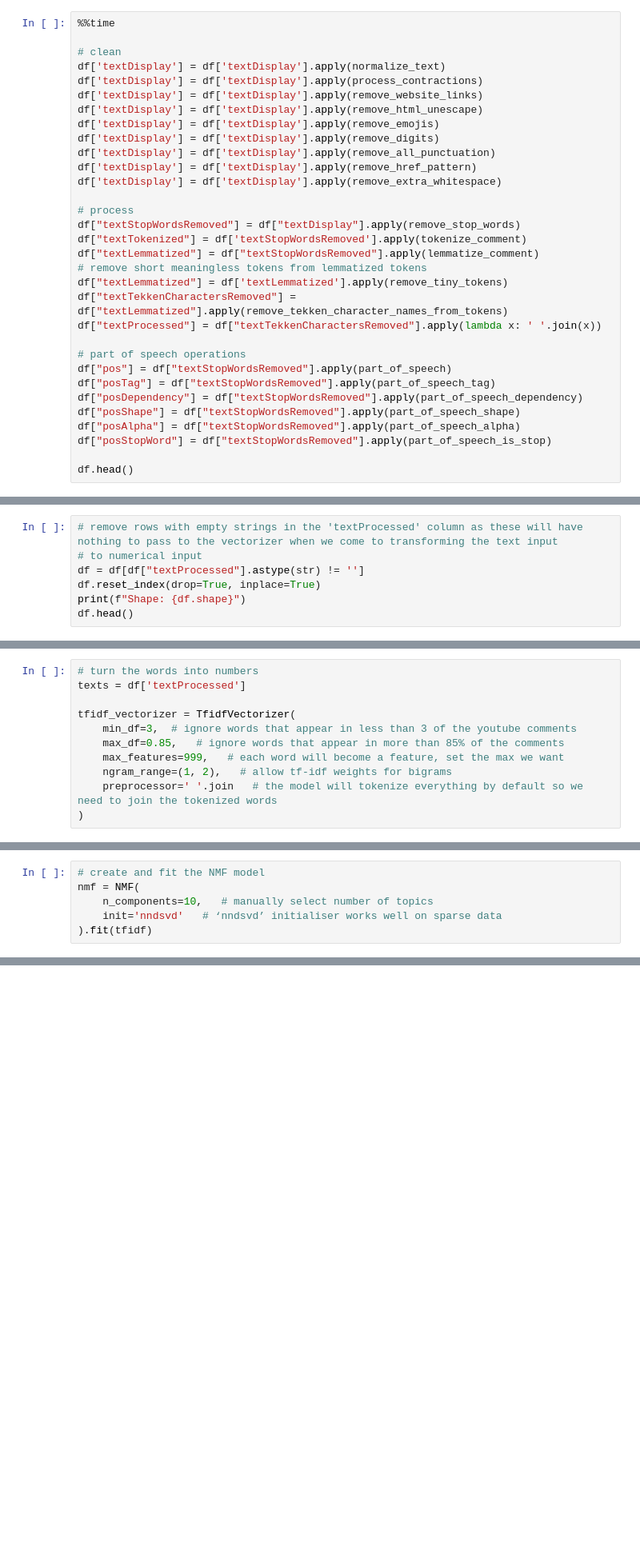
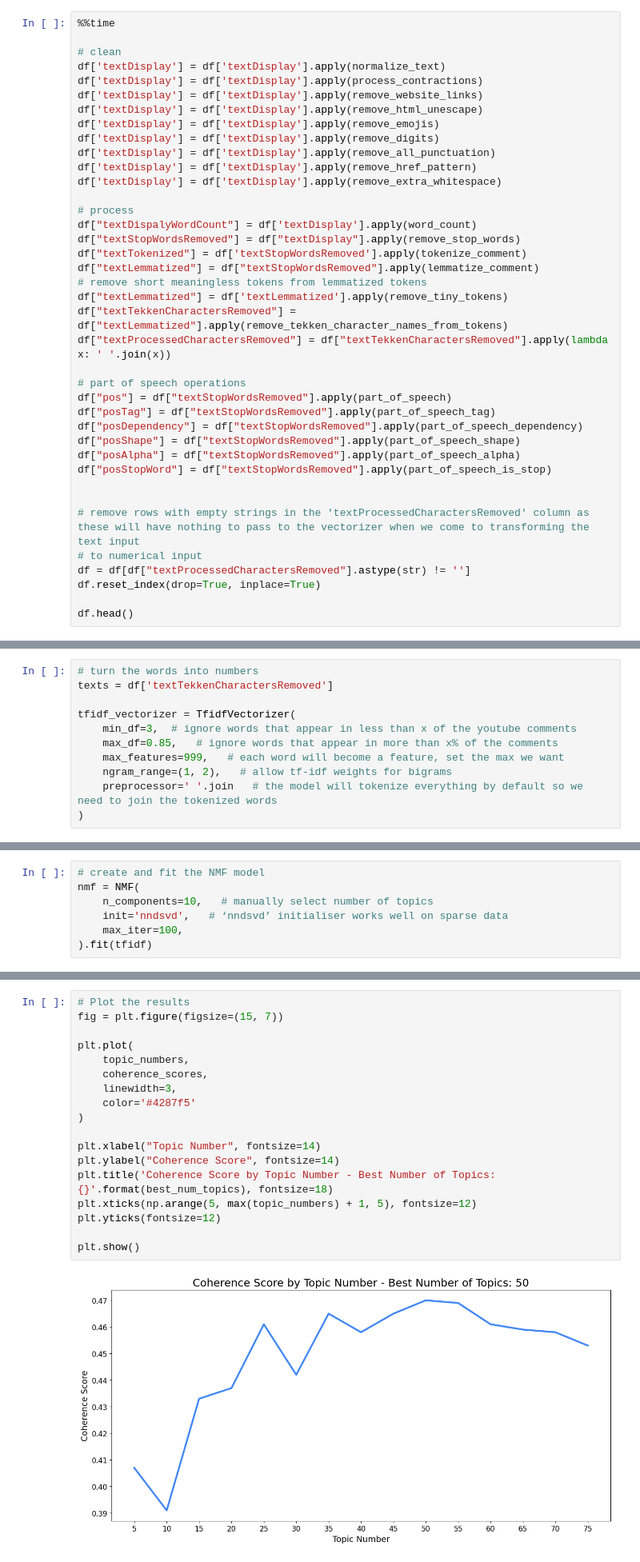
Before and after one commit to JonR45/TekkenNLP, a Jupyter notebook: notebooks/4.2.NMF_characters_removed.ipynb, the cells around one changed output, grey strips where cells are left out. Shown at 80% size. Drawn from its saved outputs; the diff is of its cells as text; blank space fills up the shorter version.

```diff
--- a/notebooks/4.2.NMF_characters_removed.ipynb
+++ b/notebooks/4.2.NMF_characters_removed.ipynb
@@ -44,13 +51,14 @@ df['textDisplay'] = df['textDisplay'].apply(remove_href_pattern)
 df['textDisplay'] = df['textDisplay'].apply(remove_extra_whitespace)
 
 # process
+df["textDispalyWordCount"] = df['textDisplay'].apply(word_count)
 df["textStopWordsRemoved"] = df["textDisplay"].apply(remove_stop_words)
 df["textTokenized"] = df['textStopWordsRemoved'].apply(tokenize_comment)
 df["textLemmatized"] = df["textStopWordsRemoved"].apply(lemmatize_comment)
 # remove short meaningless tokens from lemmatized tokens
 df["textLemmatized"] = df['textLemmatized'].apply(remove_tiny_tokens)
 df["textTekkenCharactersRemoved"] = df["textLemmatized"].apply(remove_tekken_character_names_from_tokens)
-df["textProcessed"] = df["textTekkenCharactersRemoved"].apply(lambda x: ' '.join(x))
+df["textProcessedCharactersRemoved"] = df["textTekkenCharactersRemoved"].apply(lambda x: ' '.join(x))
 
 # part of speech operations
 df["pos"] = df["textStopWordsRemoved"].apply(part_of_speech)
@@ -60,5 +68,11 @@ df["posShape"] = df["textStopWordsRemoved"].apply(part_of_speech_shape)
 df["posAlpha"] = df["textStopWordsRemoved"].apply(part_of_speech_alpha)
 df["posStopWord"] = df["textStopWordsRemoved"].apply(part_of_speech_is_stop)
 
+
+# remove rows with empty strings in the 'textProcessedCharactersRemoved' column as these will have nothing to pass to the vectorizer when we come to transforming the text input
+# to numerical input
+df = df[df["textProcessedCharactersRemoved"].astype(str) != '']
+df.reset_index(drop=True, inplace=True)
+
 df.head()
 # %% [output]
@@ -81,7 +86,0 @@ Shape: (1769, 18)
-# %%
-# remove rows with empty strings in the 'textProcessed' column as these will have nothing to pass to the vectorizer when we come to transforming the text input
-# to numerical input
-df = df[df["textProcessed"].astype(str) != '']
-df.reset_index(drop=True, inplace=True)
-print(f"Shape: {df.shape}")
-df.head()
@@ -103,10 +114,10 @@ Shape: (1769, 18)
 # %%
 # turn the words into numbers
-texts = df['textProcessed']
+texts = df['textTekkenCharactersRemoved']
 
 tfidf_vectorizer = TfidfVectorizer(
-    min_df=3,  # ignore words that appear in less than 3 of the youtube comments
-    max_df=0.85,   # ignore words that appear in more than 85% of the comments
+    min_df=3,  # ignore words that appear in less than x of the youtube comments
+    max_df=0.85,   # ignore words that appear in more than x% of the comments
     max_features=999,   # each word will become a feature, set the max we want
     ngram_range=(1, 2),   # allow tf-idf weights for bigrams
     preprocessor=' '.join   # the model will tokenize everything by default so we need to join the tokenized words
@@ -118,5 +132,6 @@ tfidf = tfidf_vectorizer.fit_transform(texts)
 # create and fit the NMF model
 nmf = NMF(
     n_components=10,   # manually select number of topics
-    init='nndsvd'   # ‘nndsvd’ initialiser works well on sparse data
+    init='nndsvd',   # ‘nndsvd’ initialiser works well on sparse data
+    max_iter=100,
 ).fit(tfidf)
@@ -126,0 +214,20 @@ H = nmf.transform(A)
+# %%
+# Plot the results
+fig = plt.figure(figsize=(15, 7))
+
+plt.plot(
+    topic_numbers,
+    coherence_scores,
+    linewidth=3,
+    color='#4287f5'
+)
+
+plt.xlabel("Topic Number", fontsize=14)
+plt.ylabel("Coherence Score", fontsize=14)
+plt.title('Coherence Score by Topic Number - Best Number of Topics: {}'.format(best_num_topics), fontsize=18)
+plt.xticks(np.arange(5, max(topic_numbers) + 1, 5), fontsize=12)
+plt.yticks(fontsize=12)
+
+plt.show()
+# %% [output]
+[figure, added]
```
Also changed, not shown: parts of 18 cells of this notebook, 2 other files.
